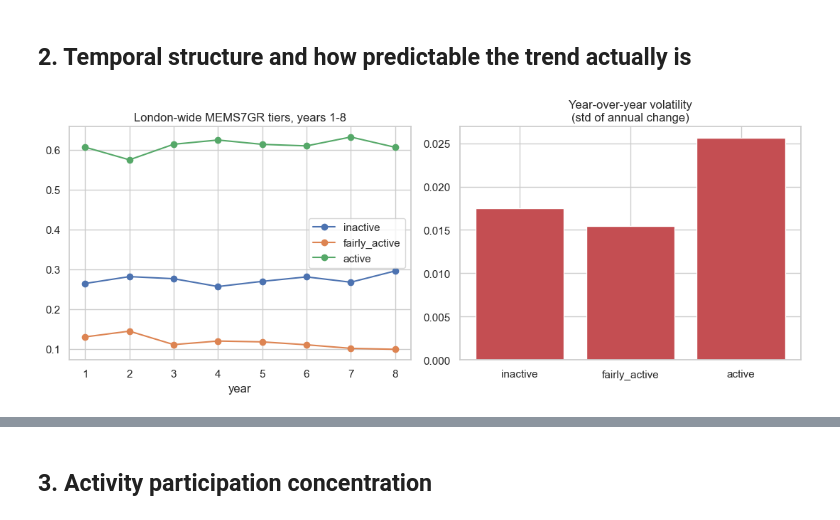
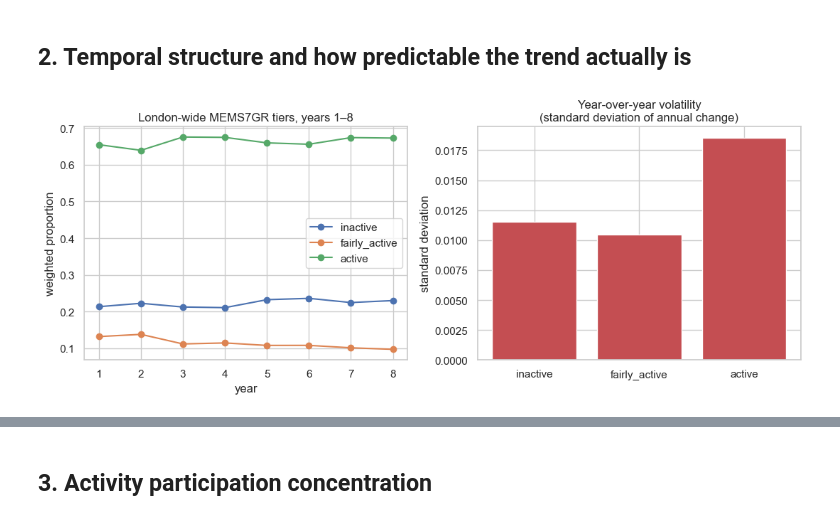
Before and after one commit to YifengMao666/London-Sport2-Group20, a Jupyter notebook: Jingyi Hua/notebooks/05_RQ3_pre_modeling_eda.ipynb, the cells around one changed output, grey strips where cells are left out. Drawn from its saved outputs; the diff is of its cells as text; code cells hidden in the pictures.

```diff
--- a/Jingyi Hua/notebooks/05_RQ3_pre_modeling_eda.ipynb
+++ b/Jingyi Hua/notebooks/05_RQ3_pre_modeling_eda.ipynb
@@ -78,38 +78,106 @@ Name: small_cell, dtype: float64
 # %% [markdown]
 ## 2. Temporal structure and how predictable the trend actually is
 # %%
-valid_overall = dis_overall.dropna(
-    subset=['inactive_rate', 'fairly_active_rate', 'active_rate', 'weighted_n']
-).query('weighted_n > 0')
+valid_overall = (
+    dis_overall.dropna(
+        subset=[
+            'inactive_rate',
+            'fairly_active_rate',
+            'active_rate',
+            'weighted_n'
+        ]
+    )
+    .query('weighted_n > 0')
+    .copy()
+)
+
+disab3_groups = [
+    'limiting_disability',
+    'non_limiting_disability',
+    'no_disability'
+]
+
+valid_overall_disab3 = valid_overall[
+    valid_overall['disability_group'].isin(disab3_groups)
+].copy()
 
 london_trend = (
-    valid_overall.groupby('year')[['inactive_rate', 'fairly_active_rate', 'active_rate', 'weighted_n']]
-    .apply(lambda g: pd.Series({
-        'inactive': np.average(g['inactive_rate'], weights=g['weighted_n']),
-        'fairly_active': np.average(g['fairly_active_rate'], weights=g['weighted_n']),
-        'active': np.average(g['active_rate'], weights=g['weighted_n']),
-    }))
+    valid_overall_disab3
+    .groupby('year')[
+        [
+            'inactive_rate',
+            'fairly_active_rate',
+            'active_rate',
+            'weighted_n'
+        ]
+    ]
+    .apply(
+        lambda g: pd.Series({
+            'inactive': np.average(
+                g['inactive_rate'],
+                weights=g['weighted_n']
+            ),
+            'fairly_active': np.average(
+                g['fairly_active_rate'],
+                weights=g['weighted_n']
+            ),
+            'active': np.average(
+                g['active_rate'],
+                weights=g['weighted_n']
+            )
+        })
+    )
     .reset_index()
 )
 
-year_over_year_change = london_trend[['inactive', 'fairly_active', 'active']].diff().dropna()
+year_over_year_change = (
+    london_trend[
+        ['inactive', 'fairly_active', 'active']
+    ]
+    .diff()
+    .dropna()
+)
+
 volatility = year_over_year_change.std()
 
 fig, axes = plt.subplots(1, 2, figsize=(11, 4.5))
+
 for column in ['inactive', 'fairly_active', 'active']:
-    axes[0].plot(london_trend['year'], london_trend[column], marker='o', label=column)
-axes[0].set_title('London-wide MEMS7GR tiers, years 1-8')
+    axes[0].plot(
+        london_trend['year'],
+        london_trend[column],
+        marker='o',
+        label=column
+    )
+
+axes[0].set_title('London-wide MEMS7GR tiers, years 1–8')
 axes[0].set_xlabel('year')
+axes[0].set_ylabel('weighted proportion')
 axes[0].legend()
 
-axes[1].bar(volatility.index, volatility.values, color='#C44E52')
-axes[1].set_title('Year-over-year volatility\n(std of annual change)')
+axes[1].bar(
+    volatility.index,
+    volatility.values,
+    color='#C44E52'
+)
+axes[1].set_title(
+    'Year-over-year volatility\n'
+    '(standard deviation of annual change)'
+)
+axes[1].set_ylabel('standard deviation')
 
 plt.tight_layout()
-plt.savefig(FIGURE_DIR / 'figure_02_trend_and_volatility.png', dpi=150)
+plt.savefig(
+    FIGURE_DIR / 'figure_02_trend_and_volatility.png',
+    dpi=150
+)
 plt.show()
 
+print('London-wide trend:')
+print(london_trend.round(4))
+
+print()
 print('Year-over-year volatility:')
 print(volatility.round(4))
 # %% [output]
-[figure, old version]
+[figure, new version]
```
Also changed, not shown: parts of 15 cells of this notebook, 47 other files.
